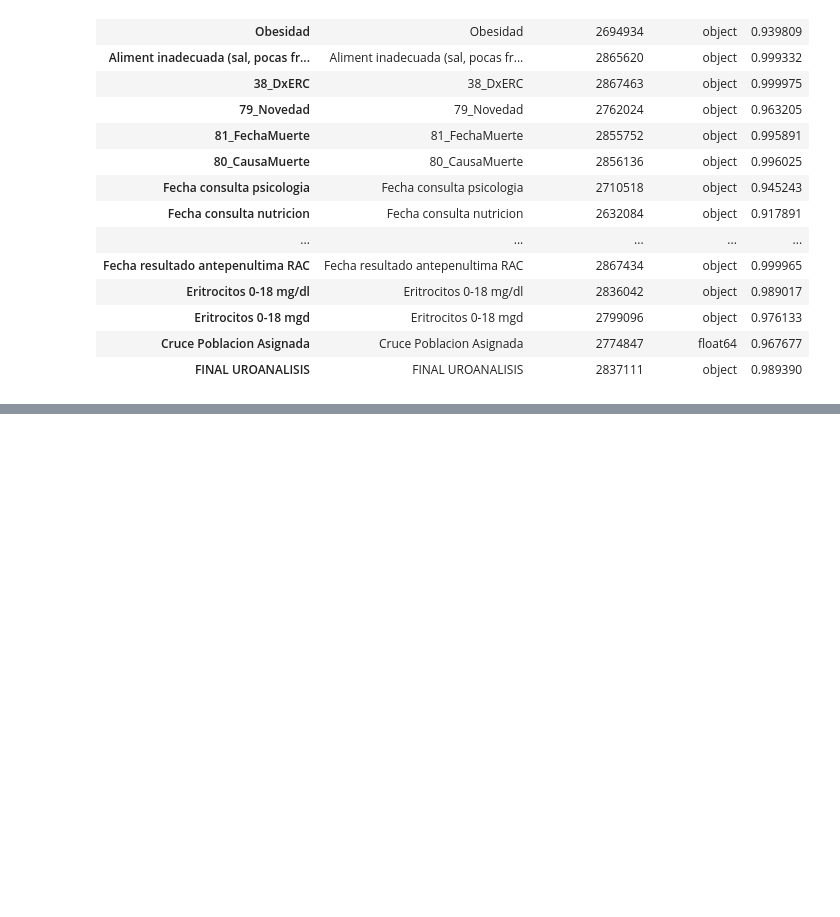
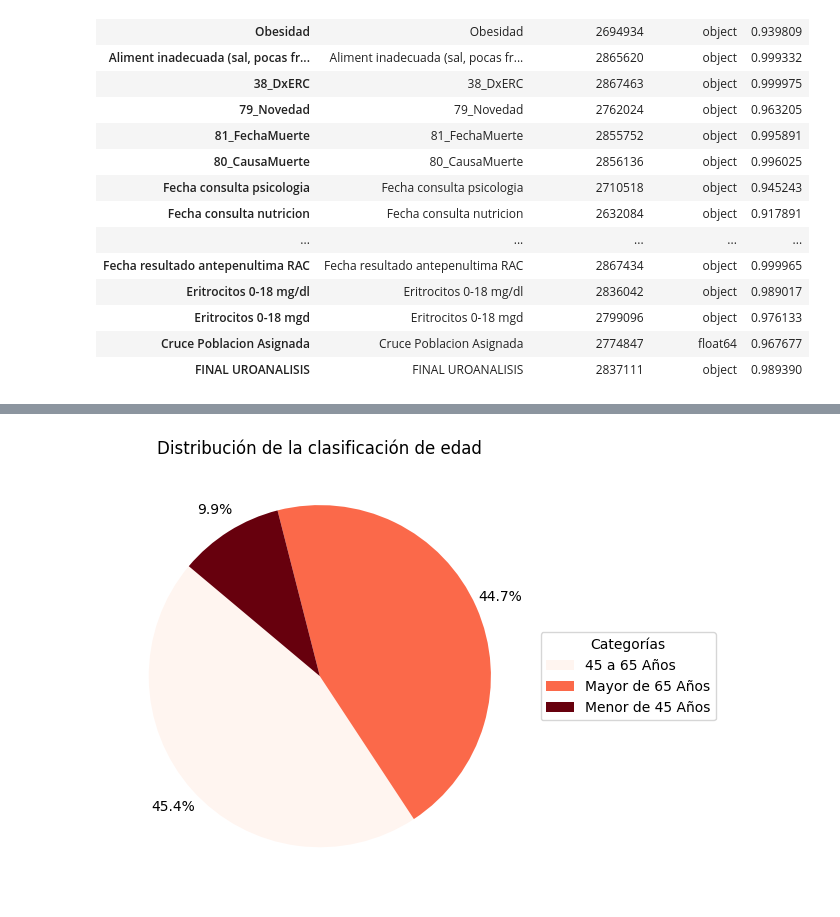
Before and after one commit to jovaceos/Riesgo_Cardiovascular, a Jupyter notebook: 05_Caracterización_de_la_población.ipynb, the cells around one changed output, grey strips where cells are left out. Saved outputs shown, nothing was run; the diff lists cells and outputs as text; code cells hidden in the pictures; blank space fills up the shorter version.

```diff
--- a/05_Caracterización_de_la_población.ipynb
+++ b/05_Caracterización_de_la_población.ipynb
@@ -296,0 +175,4 @@ Name: count, dtype: int64
+# %%
+frecuencias_edad = pd.DataFrame(datos_1['GRUPO EDAD'].value_counts())
+frecuencias_edad['%'] = round(((frecuencias_edad['count']/frecuencias_edad['count'].sum())*100),2)
+frecuencias_edad
@@ -296,0 +185,27 @@ Name: count, dtype: int64
+# %%
+# Crear figura y subplots (1 fila, 2 columnas)
+fig, ax = plt.subplots()
+
+# Definición de paleta de colores
+unique_count = datos_1['GRUPO EDAD'].nunique()
+colors_heat = cm.Reds(np.linspace(0, 1, unique_count))
+
+# Subplot 1: Gráfico de torta
+wedges, texts, autotexts = ax.pie(frecuencias_edad['%'],
+                                  colors=colors_heat,
+                                  autopct='%1.1f%%',
+                                  startangle=140,
+                                  pctdistance=1.15,
+                                  labels=None,
+                                  )
+ax.set_title('Distribución de la clasificación de edad')
+
+ax.legend(wedges, frecuencias_edad.index, title="Categorías", loc="center left", bbox_to_anchor=(1, 0, 0.5, 1))
+
+# Ajustar diseño de la figura
+plt.tight_layout()
+
+# Mostrar la figura
+plt.show()
+# %% [output]
+[figure, added]
```
Also changed, not shown: parts of 102 cells of this notebook.
